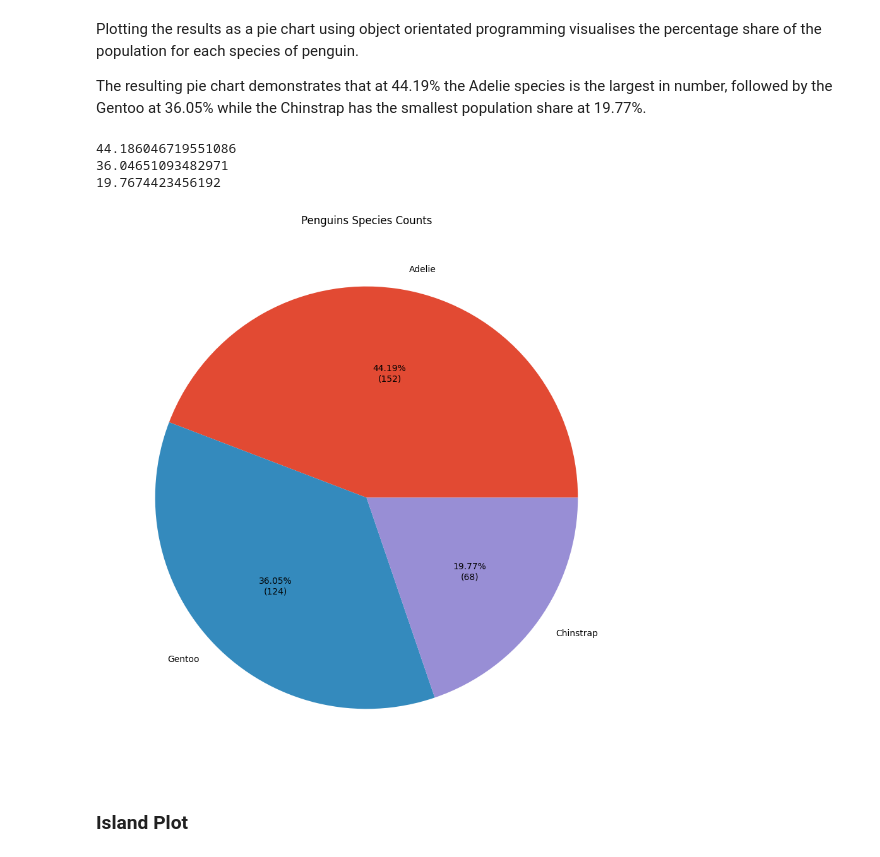
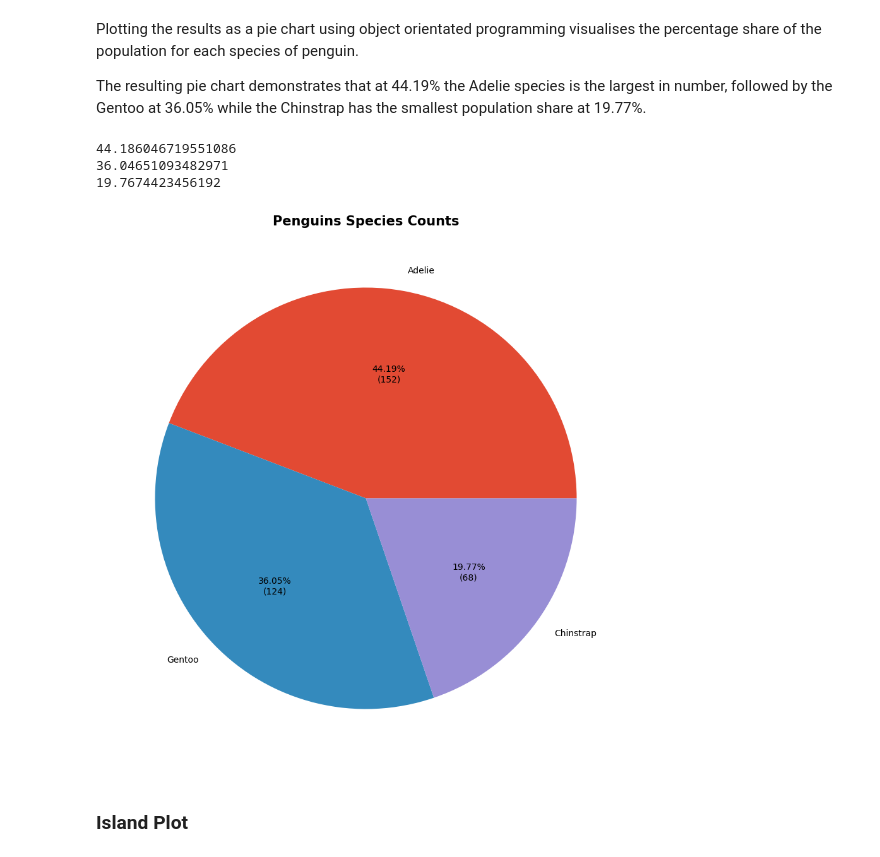
Before and after one commit to humphs078/data_analysis_fundamentals, a Jupyter notebook: tasks.ipynb, the cells around one changed output. Saved outputs shown, nothing was run; the diff lists cells and outputs as text; code cells hidden in the pictures.

```diff
--- a/tasks.ipynb
+++ b/tasks.ipynb
@@ -1219,16 +1231,16 @@ The resulting pie chart demonstrates that at 44.19% the Adelie species is the la
 # %%
 # create an empty plot
 fig, ax = plt.subplots(figsize=(9,9))
 
 # plot the pie chart of the species in the dataset
 ax.pie(species_counts, labels = species_list, autopct=my_fmt)
-plt.suptitle('Penguins Species Counts')
+plt.suptitle('Penguins Species Counts', fontweight ="bold", fontsize=15)
 plt.show()
 # %% [output]
 44.186046719551086
 36.04651093482971
 19.7674423456192
-[figure, old version]
+[figure, new version]
 # %% [markdown]
 ### Island Plot <a id="island-plot"></a>
 # %% [markdown]
```
Also changed, not shown: parts of 9 cells of this notebook.
